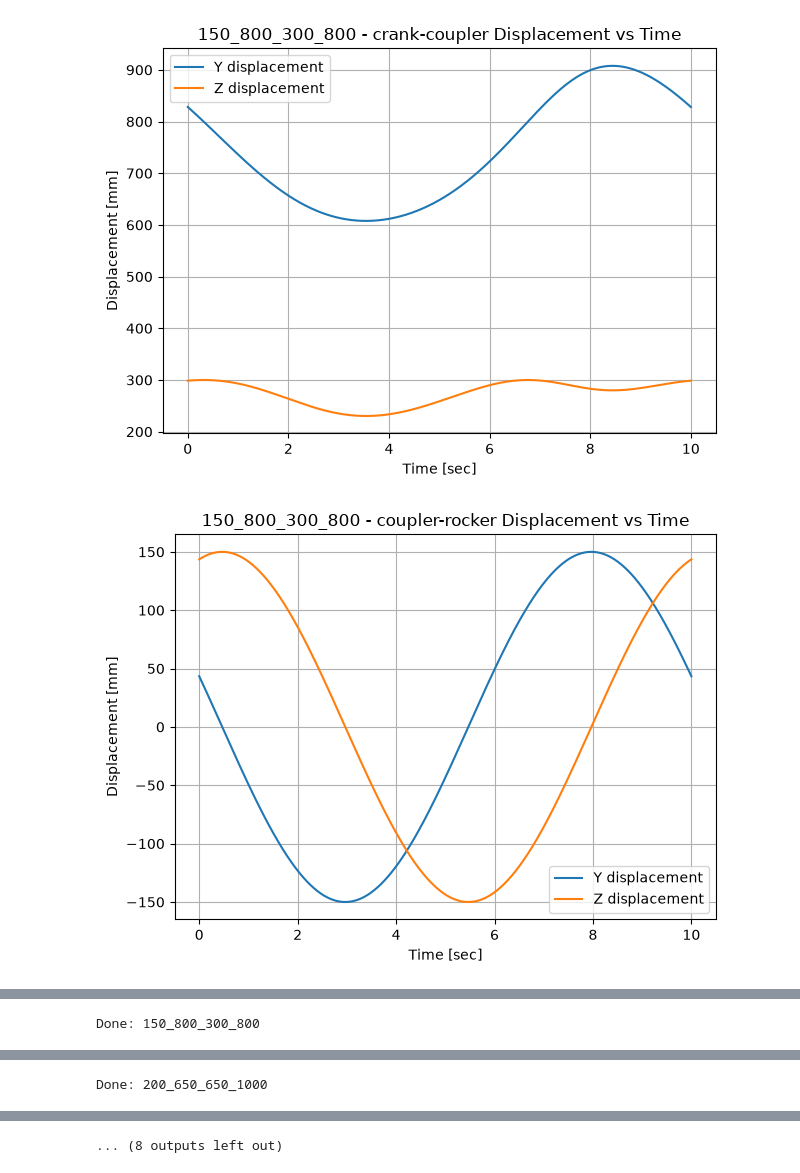
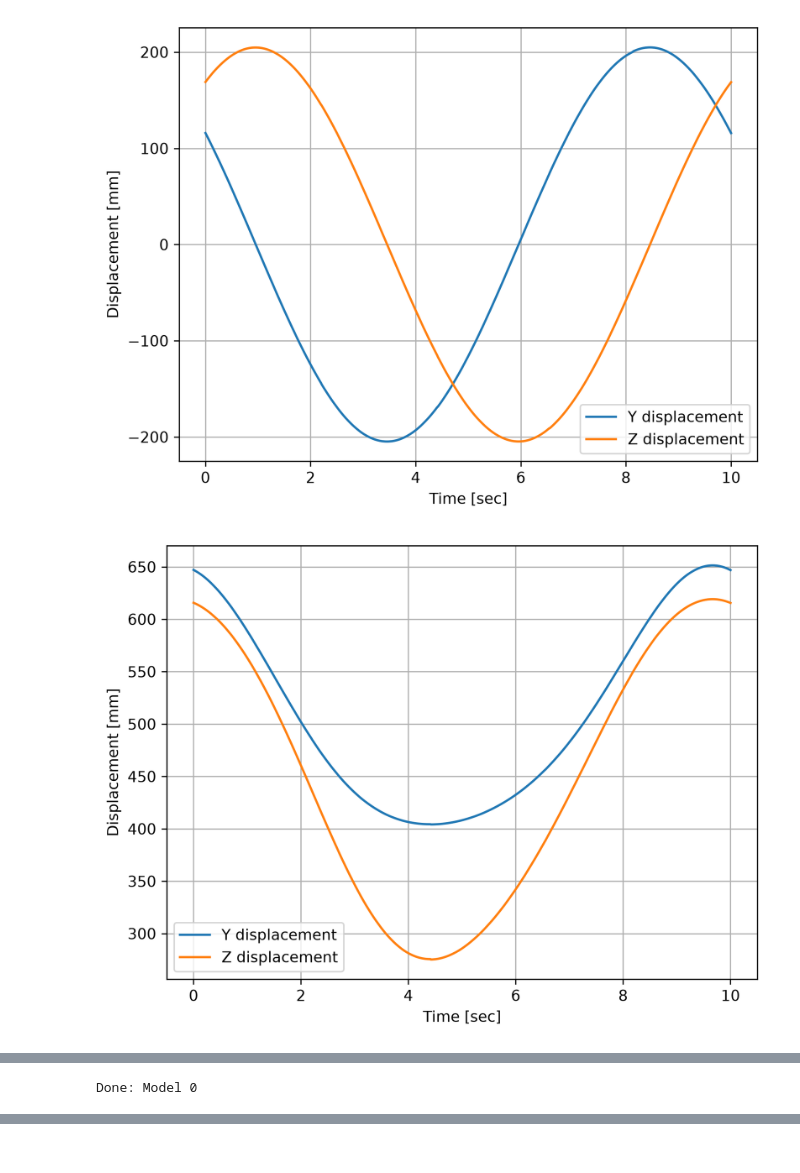
Before and after one commit to UncivilizedGhost/CAE_project, a Jupyter notebook: ploter.ipynb, the cells around one changed output, grey strips where cells are left out. Drawn from its saved outputs; the diff is of its cells as text; code cells hidden in the pictures.

```diff
--- a/ploter.ipynb
+++ b/ploter.ipynb
@@ -5,6 +5,15 @@ import pandas as pd
 import matplotlib
 matplotlib.use("module://matplotlib_inline.backend_inline")
 import matplotlib.pyplot as plt
+# ===========================================================================
+# RESOLUTION SETTINGS
+# ===========================================================================
+FIG_DPI = 300          # resolution for on-screen rendering
+SAVE_DPI = 600         # resolution used if figures are saved to file
+FIG_SIZE = (10, 6)     # a bit larger so higher DPI detail is visible
+
+plt.rcParams["figure.dpi"] = FIG_DPI
+plt.rcParams["savefig.dpi"] = SAVE_DPI
 
 
 # ===========================================================================
@@ -50,25 +59,25 @@ def plot_sheet1(sheet1, file_name):
     plt.plot(time1, col(sheet1, "crank-coupler->Z,Displacement(abs) [mm]"), label="Z displacement")
     plt.xlabel("Time [sec]")
     plt.ylabel("Displacement [mm]")
-    plt.title(f"{file_name} - crank-coupler Displacement vs Time")
+#    plt.title(f"{file_name} - crank-coupler Displacement vs Time")
     plt.legend(); plt.grid(True); plt.tight_layout()
 
-    # Plot 2
     plt.figure()
     plt.plot(time1, col(sheet1, "coupler-rocker->Y,Displacement(abs) [mm]"), label="Y displacement")
     plt.plot(time1, col(sheet1, "coupler-rocker->Z,Displacement(abs) [mm]"), label="Z displacement")
     plt.xlabel("Time [sec]")
     plt.ylabel("Displacement [mm]")
-    plt.title(f"{file_name} - coupler-rocker Displacement vs Time")
+   # plt.title(f"{file_name} - coupler-rocker Displacement vs Time")
     plt.legend(); plt.grid(True); plt.tight_layout()
 
-    # Plot 3
+    #Plot 3
     plt.figure()
     plt.plot(col(sheet1, "crank-coupler->Y,Displacement(abs) [mm]"),
              col(sheet1, "crank-coupler->Z,Displacement(abs) [mm]"))
     plt.xlabel("Y displacement [mm]")
     plt.ylabel("Z displacement [mm]")
-    plt.title(f"{file_name} - crank-coupler Y vs Z Displacement")
+    #plt.title(f"{file_name} - crank-coupler Y vs Z Displacement")
+
     plt.grid(True); plt.tight_layout()
 
     # Plot 4
@@ -77,7 +86,7 @@ def plot_sheet1(sheet1, file_name):
              col(sheet1, "coupler-rocker->Z,Displacement(abs) [mm]"))
     plt.xlabel("Y displacement [mm]")
     plt.ylabel("Z displacement [mm]")
-    plt.title(f"{file_name} - coupler-rocker Y vs Z Displacement")
+    #plt.title(f"{file_name} - coupler-rocker Y vs Z Displacement")
     plt.grid(True); plt.tight_layout()
 
     plt.show()
@@ -92,20 +101,19 @@ def plot_sheet2(sheet2, file_name):
 
     # Plot 5
     plt.figure()
-    plt.plot(time2, col(sheet2, "crank-coupler->Y,Velocity(abs) [mm/sec]"), label="Y velocity")
-    plt.plot(time2, col(sheet2, "crank-coupler->Z,Velocity(abs) [mm/sec]"), label="Z velocity")
+    plt.plot(time2, col(sheet2, "crank-coupler->Y,Velocity(abs) [mm/sec]"), label="Y Velocity")
+    plt.plot(time2, col(sheet2, "crank-coupler->Z,Velocity(abs) [mm/sec]"), label="Z Velocity")
     plt.xlabel("Time [sec]")
     plt.ylabel("Velocity [mm/sec]")
-    plt.title(f"{file_name} - crank-coupler Velocity vs Time")
     plt.legend(); plt.grid(True); plt.tight_layout()
 
-    # Plot 6
+    # # Plot 6
     plt.figure()
-    plt.plot(time2, col(sheet2, "coupler-rocker->Y,Velocity(abs) [mm/sec]"), label="Y velocity")
+    plt.plot(time2, col(sheet2, "coupler-rocker->Y,Velocity(abs) [mm/sec]"), label="Y Velocity")
     plt.plot(time2, col(sheet2, "coupler-rocker->Z,Velocity(abs) [mm/sec]"), label="Z velocity")
     plt.xlabel("Time [sec]")
     plt.ylabel("Velocity [mm/sec]")
-    plt.title(f"{file_name} - coupler-rocker Velocity vs Time")
+    #plt.title(f"{file_name} - coupler-rocker Velocity vs Time")
     plt.legend(); plt.grid(True); plt.tight_layout()
 
     # Plot 7
@@ -114,8 +122,7 @@ def plot_sheet2(sheet2, file_name):
     plt.plot(time2, col(sheet2, "coupler-rocker->RX,Velocity(abs) [degrees/sec]"), label="coupler-rocker RX")
     plt.xlabel("Time [sec]")
     plt.ylabel("RX Velocity [degrees/sec]")
-    plt.title(f"{file_name} - RX Velocity vs Time")
-    plt.legend(); plt.grid(True); plt.tight_layout()
+    plt.legend(); plt.grid(True);
 
     # Plot 8
     plt.figure()
@@ -123,7 +130,6 @@ def plot_sheet2(sheet2, file_name):
     plt.plot(time2, col(sheet2, "coupler-rocker->RZ,Velocity(rel) [degrees/sec]"), label="coupler-rocker RZ")
     plt.xlabel("Time [sec]")
     plt.ylabel("RZ Velocity [degrees/sec]")
-    plt.title(f"{file_name} - RZ Velocity relative vs Time")
     plt.legend(); plt.grid(True); plt.tight_layout()
 
     plt.show()
@@ -136,11 +142,12 @@ excel_files_skel = glob.glob(os.path.join("Skeleton_Model", "*.xlsx"))
 # %%
 for file_path in excel_files_skel:
     file_name = os.path.splitext(os.path.basename(file_path))[0]
 
     sheet1 = read_sheet(file_path, "Sheet1")
     plot_sheet1(sheet1, file_name)
 
     print(f"Done: {file_name}")
+    break
 # %% [output]
-[figure, old version]
+[figure, new version]
-[figure, old version]
+[figure, new version]
@@ -149 +156 @@ for file_path in excel_files_skel:
-Done: 150_800_300_800
+Done: Model 0
@@ -154 +156,0 @@ Done: 150_800_300_800
-Done: 200_650_650_1000
@@ -157,4 +157,3 @@ Done: 200_650_650_1000
-... (8 outputs left out)
 # %%
 for file_path in excel_files_skel:
     file_name = os.path.splitext(os.path.basename(file_path))[0]
```
Also changed, not shown: parts of 3 cells of this notebook, 10 other files.
